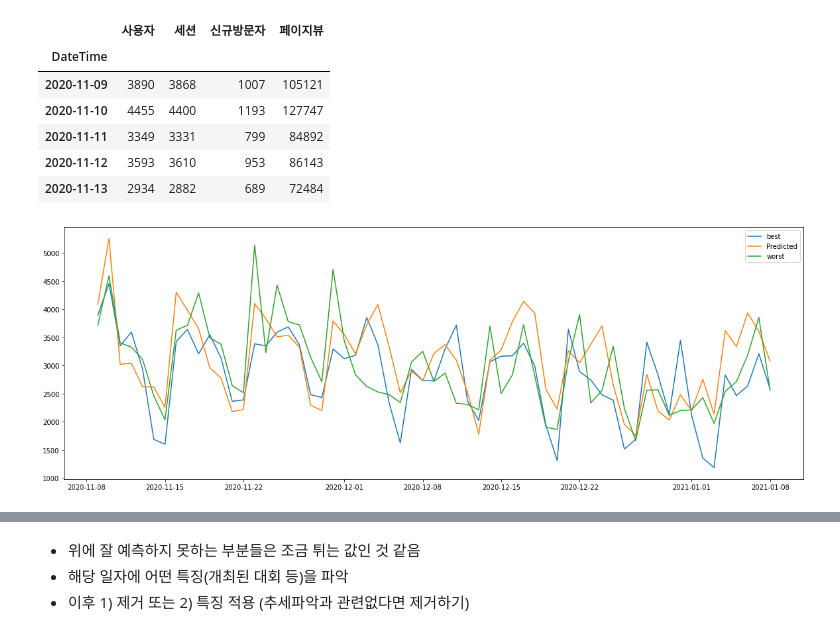
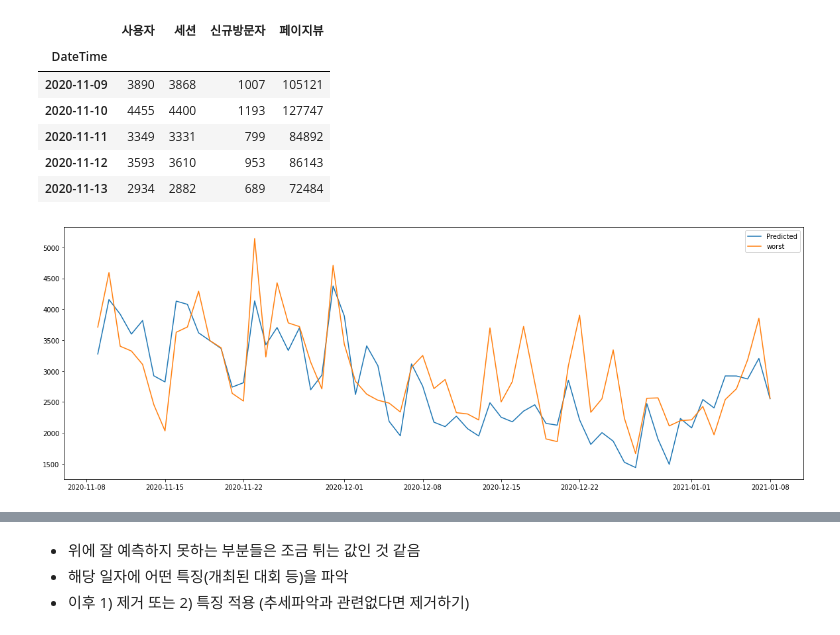
Before and after one commit to juhee3199/DACON_CUP, a Jupyter notebook: lstm_feature_추가.ipynb, the cells around one changed output, grey strips where cells are left out. Cells and saved outputs as stored; diff of their text form; code cells hidden in the pictures.

```diff
--- a/lstm_feature_추가.ipynb
+++ b/lstm_feature_추가.ipynb
@@ -236,0 +344,5 @@ info_submission =  pd.read_csv(path +'/open_data/info_submission.csv', encoding
+# %%
+start = competition['period_start'].min()
+end = competition['period_end'].max()
+
+print(start, ' ~ ', end)
@@ -236,0 +351,9 @@ info_submission =  pd.read_csv(path +'/open_data/info_submission.csv', encoding
+# %%
+from datetime import date, timedelta
+
+datelist = []
+
+for i in range((end-start).days +1):
+  datelist.append(start+timedelta(days=i))
+
+datelist[:5]
@@ -236,0 +366,18 @@ info_submission =  pd.read_csv(path +'/open_data/info_submission.csv', encoding
+# %%
+# 각 날짜에 대회가 몇개 열렸는지 매칭.
+
+cpt_cnt = [0 for i in range(len(datelist))]
+
+for i in range(len(competition)):
+  s = competition.iloc[i]['period_start']
+  e =  competition.iloc[i]['period_end']
+
+  t = 0
+  for d in datelist:
+    if d >= s and d<=e:
+      cpt_cnt[t]+=1
+    t+=1
+
+date_cpt_cnt = pd.DataFrame({'date':datelist
+                            ,'count': cpt_cnt})
+date_cpt_cnt.head()
@@ -290,6 +450,7 @@ optimizer = Adam, loss = mse, activation_function = 따로지정x
 model = Sequential()
 model.add(LSTM(32, input_shape=(61, 54), return_sequences=True))  # (timestep, features)
 model.add(LSTM(32, return_sequences=True))
+model.add(Dropout(0.3))
 model.add(LSTM(32, return_sequences=True))
 # model.add(LSTM(32, return_sequences=True))
 #model.add(LSTM(32, return_sequences=True))
@@ -301,5 +462,5 @@ model.summary()
 opt = keras.optimizers.Adam(learning_rate=0.01)
 model.compile(optimizer=opt, loss = 'mean_squared_error' )  # loss=tf.keras.losses.MeanSquaredError()
 
-model.fit(window_x, window_y, epochs=100, batch_size=70)
+model.fit(window_x, window_y, epochs=100, batch_size=50)
 # %% [output]
@@ -466,15 +627,15 @@ submission.index = pd.to_datetime(submission.index)
 # %%
 # plot expected vs preducted
 
 
 plt.figure(figsize = (20,7))
-pyplot.plot(best['사용자'], label='best')
+# pyplot.plot(best['사용자'], label='best')
 pyplot.plot(submission['사용자'], label='Predicted')
 pyplot.plot(worst['사용자'], label = 'worst')
 pyplot.legend()
 pyplot.show()
 # %% [output]
-[figure, old version]
+[figure, new version]
 # %%
 
 plt.figure(figsize = (20,7))
```
Also changed, not shown: parts of 26 cells of this notebook.
